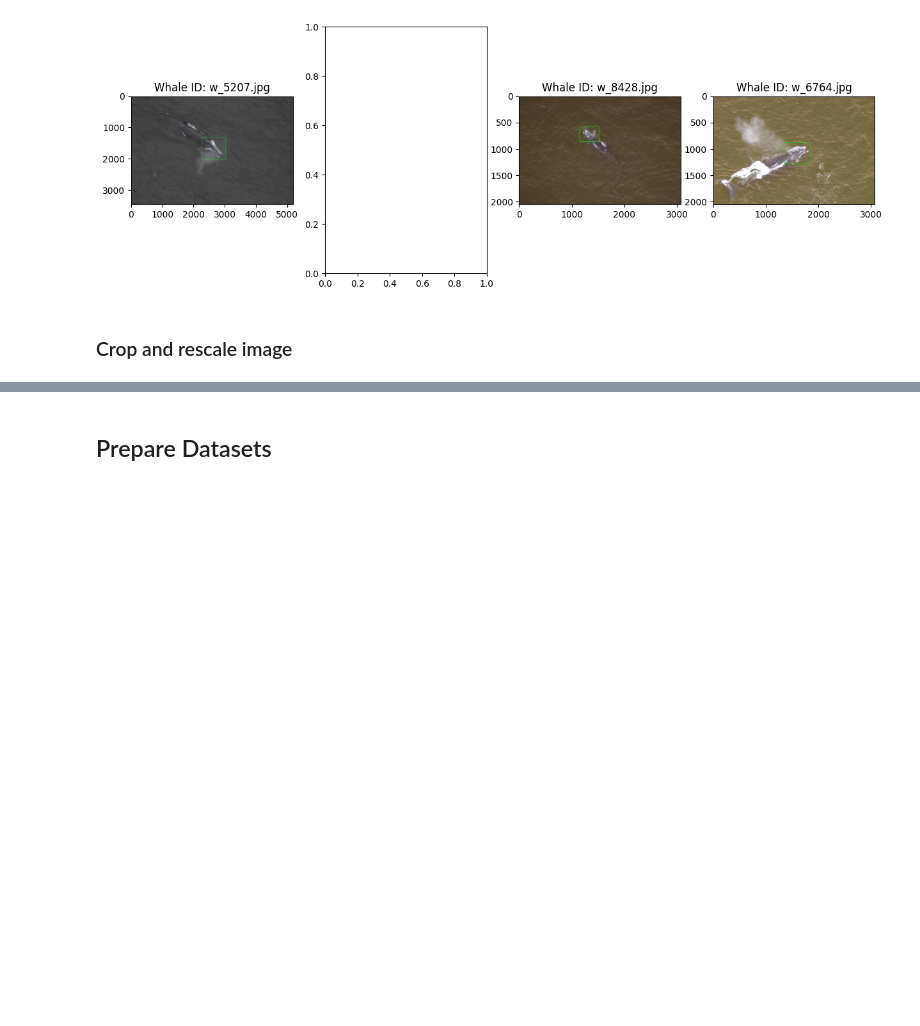
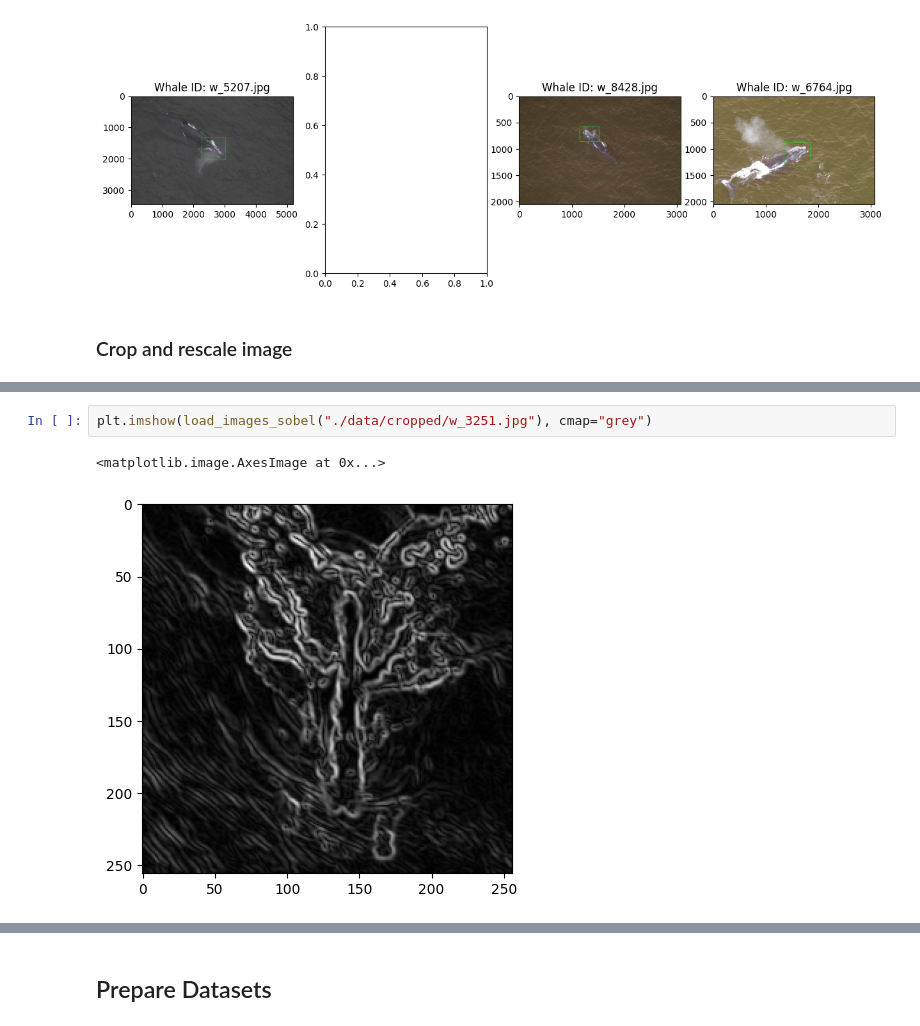
Before and after one commit to HSLU-Projects/ARTIFIN, a Jupyter notebook: WhaleDetection.ipynb, the cells around one changed output, grey strips where cells are left out. Saved outputs shown, nothing was run; the diff lists cells and outputs as text; blank space fills up the shorter version.

```diff
--- a/WhaleDetection.ipynb
+++ b/WhaleDetection.ipynb
@@ -101,0 +136,5 @@ for bounding_box in predictions["predictions"]:
+# %%
+plt.imshow(load_images_sobel("./data/cropped/w_3251.jpg"), cmap="grey")
+# %% [output]
+<matplotlib.image.AxesImage at 0x...>
+[figure, added]
```
Also changed, not shown: parts of 10 cells of this notebook.
